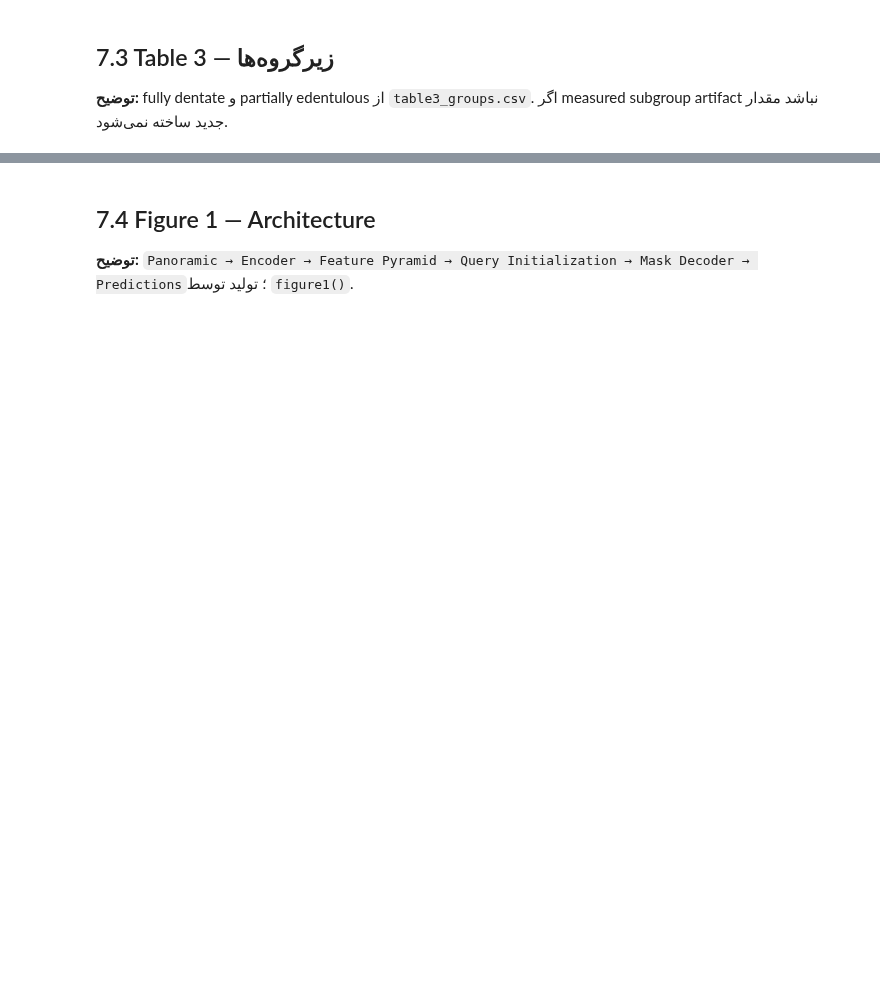
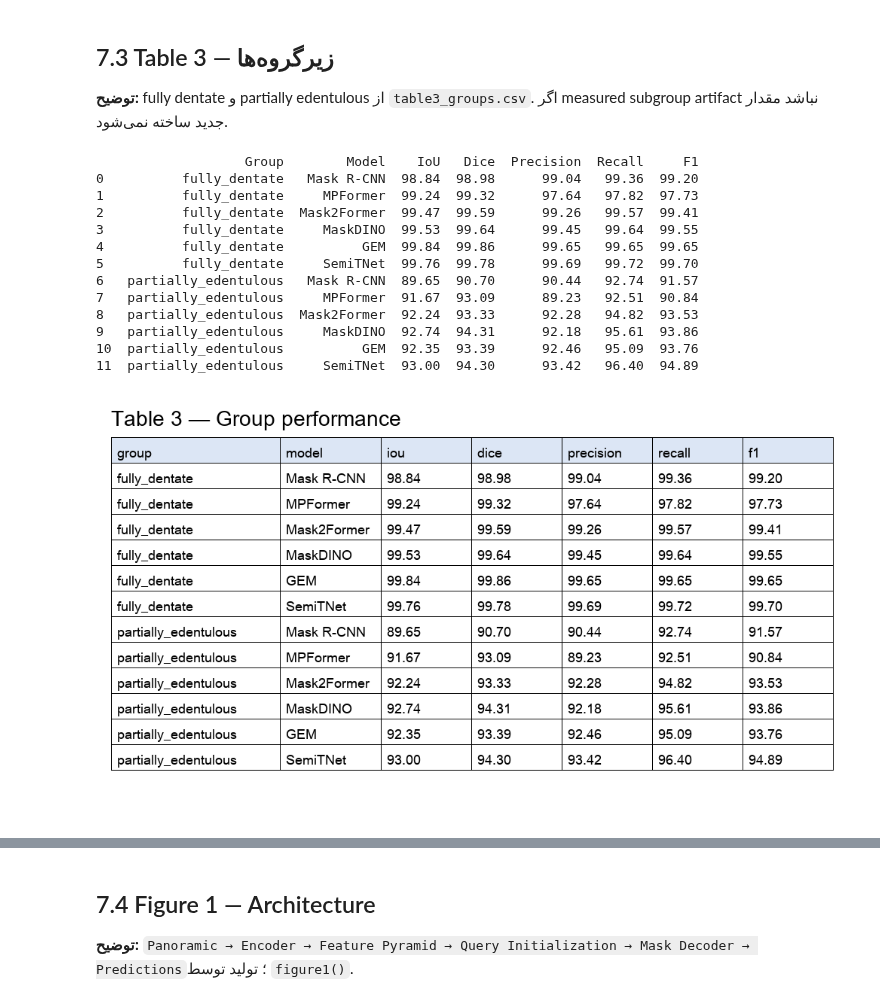
Before and after one commit to hadifarajvand/salehi-semiTNet, a Jupyter notebook: notebooks/SemiTNet_Reproduction_and_Evaluation.ipynb, the cells around one changed output, grey strips where cells are left out. Drawn from its saved outputs; the diff is of its cells as text; code cells hidden in the pictures; blank space fills up the shorter version.

```diff
--- a/notebooks/SemiTNet_Reproduction_and_Evaluation.ipynb
+++ b/notebooks/SemiTNet_Reproduction_and_Evaluation.ipynb
@@ -152,9 +243,25 @@ display(pd.DataFrame([{'Run':'اجرای ارزیابی فعلی',**{k.upper():m
 # %%
 # هدف: نمایش Table 3
 # ورودی: table3_groups.csv
 # خروجی: group-level reference metrics
 # رفتار مورد انتظار: فقط داده موجود
 display(table3.rename(columns={'group':'Group','model':'Model','iou':'IoU','dice':'Dice','precision':'Precision','recall':'Recall','f1':'F1'}))
+display(Image(filename=str(PAPER_STYLE/'tables/table_03_group_performance.png')))
+# %% [output]
+                   Group        Model    IoU   Dice  Precision  Recall     F1
+0          fully_dentate   Mask R-CNN  98.84  98.98      99.04   99.36  99.20
+1          fully_dentate     MPFormer  99.24  99.32      97.64   97.82  97.73
+2          fully_dentate  Mask2Former  99.47  99.59      99.26   99.57  99.41
+3          fully_dentate     MaskDINO  99.53  99.64      99.45   99.64  99.55
+4          fully_dentate          GEM  99.84  99.86      99.65   99.65  99.65
+5          fully_dentate     SemiTNet  99.76  99.78      99.69   99.72  99.70
+6   partially_edentulous   Mask R-CNN  89.65  90.70      90.44   92.74  91.57
+7   partially_edentulous     MPFormer  91.67  93.09      89.23   92.51  90.84
+8   partially_edentulous  Mask2Former  92.24  93.33      92.28   94.82  93.53
+9   partially_edentulous     MaskDINO  92.74  94.31      92.18   95.61  93.86
+10  partially_edentulous          GEM  92.35  93.39      92.46   95.09  93.76
+11  partially_edentulous     SemiTNet  93.00  94.30      93.42   96.40  94.89
+[figure, added]
 # %% [markdown]
 ![Table 3](../outputs/paper_style/tables/table_03_group_performance.png)
 # %% [markdown]
```
Also changed, not shown: parts of 18 cells of this notebook, 9 other files.
